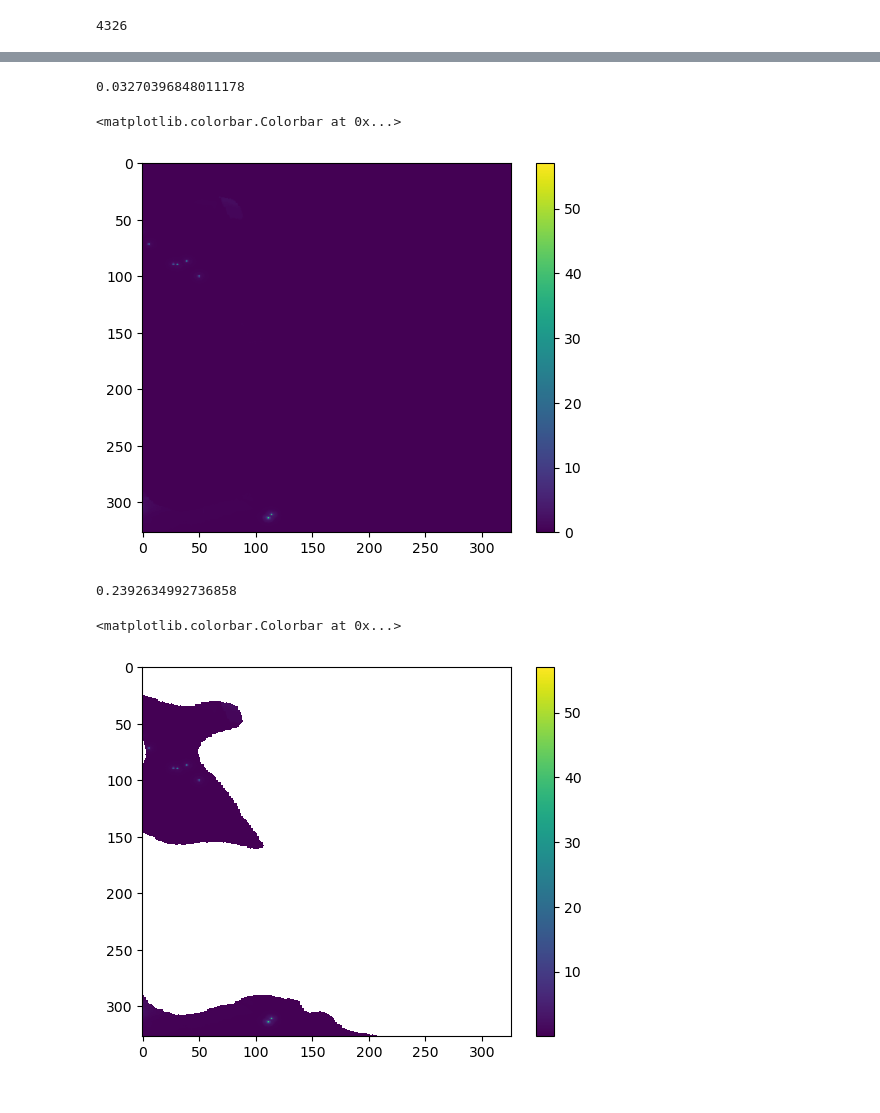
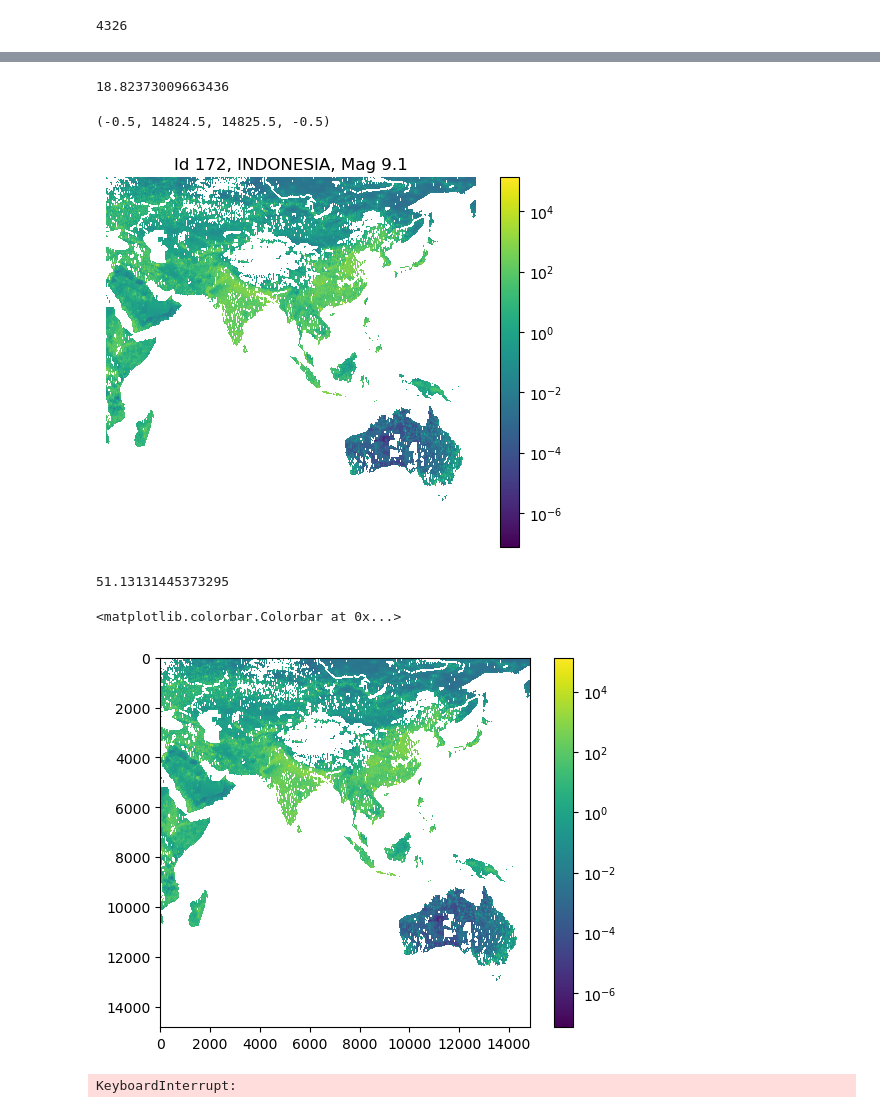
Before and after one commit to Awesomo1/Earthquake-Project, a Jupyter notebook: pop_regional.ipynb, the cells around one changed output, grey strips where cells are left out. Drawn from its saved outputs; the diff is of its cells as text; code cells hidden in the pictures.

Commit message:
continued in visualisations

```diff
--- a/pop_regional.ipynb
+++ b/pop_regional.ipynb
@@ -7,4 +8,4 @@ import matplotlib.pyplot as plt
 # %%
-master = pd.read_csv('master_df.csv')
+master = pd.read_csv('Master_Data_Frame_cleaned.csv')
 master.columns
 # %% [output]
@@ -60,6 +42,6 @@ For example, when doing 'df[col].method(value, inplace=True)', try using 'df.met
 
   master['preperation_zone'].fillna(np.nanmean(master['preperation_zone']), inplace=True)
 # %%
-index = 630 # 295, 172, 591
+index = 172 # 295, 172, 591
 master.loc[index]
 # %% [output]
@@ -119,15 +101,17 @@ box_data[box_data <= 0] = 0
 ave_pop = np.mean(box_data)
 ave_pop
 # %% [output]
-0.03270396848011178
+18.82373009663436
 # %%
-scat = plt.imshow(box_data)
+scat = plt.imshow(box_data, norm=colors.LogNorm(clip=True))
 fig = plt.gcf()
 ax = plt.gca()
 fig.colorbar(scat)
+ax.set_title(f'Id {index}, {master.loc[index].Country}, Mag {master.loc[index].Mag}')
+ax.axis('off')
 # %% [output]
-<matplotlib.colorbar.Colorbar at 0x...>
+(-0.5, 14824.5, 14825.5, -0.5)
-[figure, old version]
+[figure, new version]
 # %%
 box_data[box_data >= 10e10] = 'NaN'
 box_data[box_data <= 0] = 'NaN'
@@ -135,15 +119,15 @@ box_data[box_data <= 0] = 'NaN'
 ave_pop = np.nanmean(box_data)
 ave_pop
 # %% [output]
-0.2392634992736858
+51.13131445373295
 # %%
-scat = plt.imshow(box_data)
+scat = plt.imshow(box_data, norm=colors.LogNorm())
 fig = plt.gcf()
 ax = plt.gca()
 fig.colorbar(scat)
 # %% [output]
 <matplotlib.colorbar.Colorbar at 0x...>
-[figure, old version]
+[figure, new version]
 # %%
 pop_with_water = []
 pop_without_water = []
@@ -178,6 +162,8 @@ for i, row in master.iterrows():
     pop_with_water.append(np.mean(box_data2))
     pop_without_water.append(np.nanmean(box_data3))
     pop_total.append(np.sum(box_data2))
+# %% [output]
+KeyboardInterrupt:
 # %%
 master['pop_with_water'] = pop_with_water
 master['pop_without_water'] = pop_without_water
```
Also changed, not shown: parts of 6 cells of this notebook, 2 other files.
